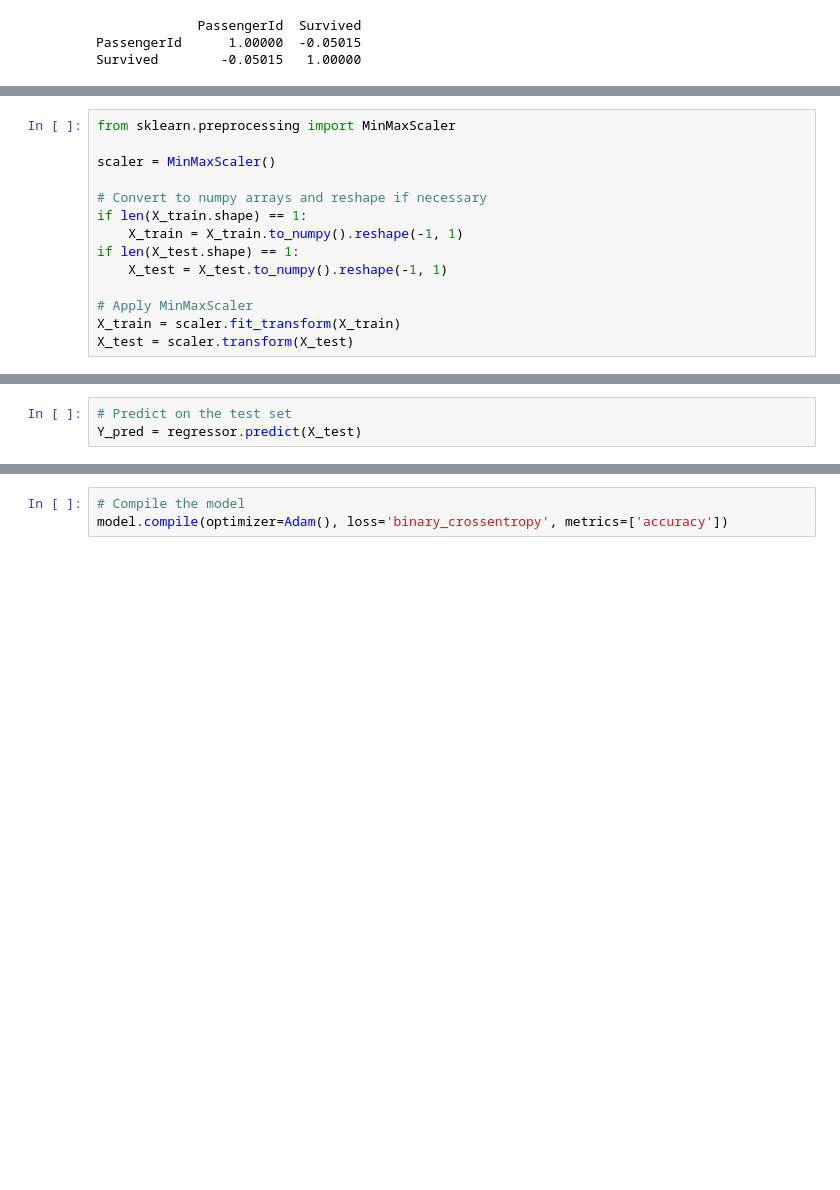
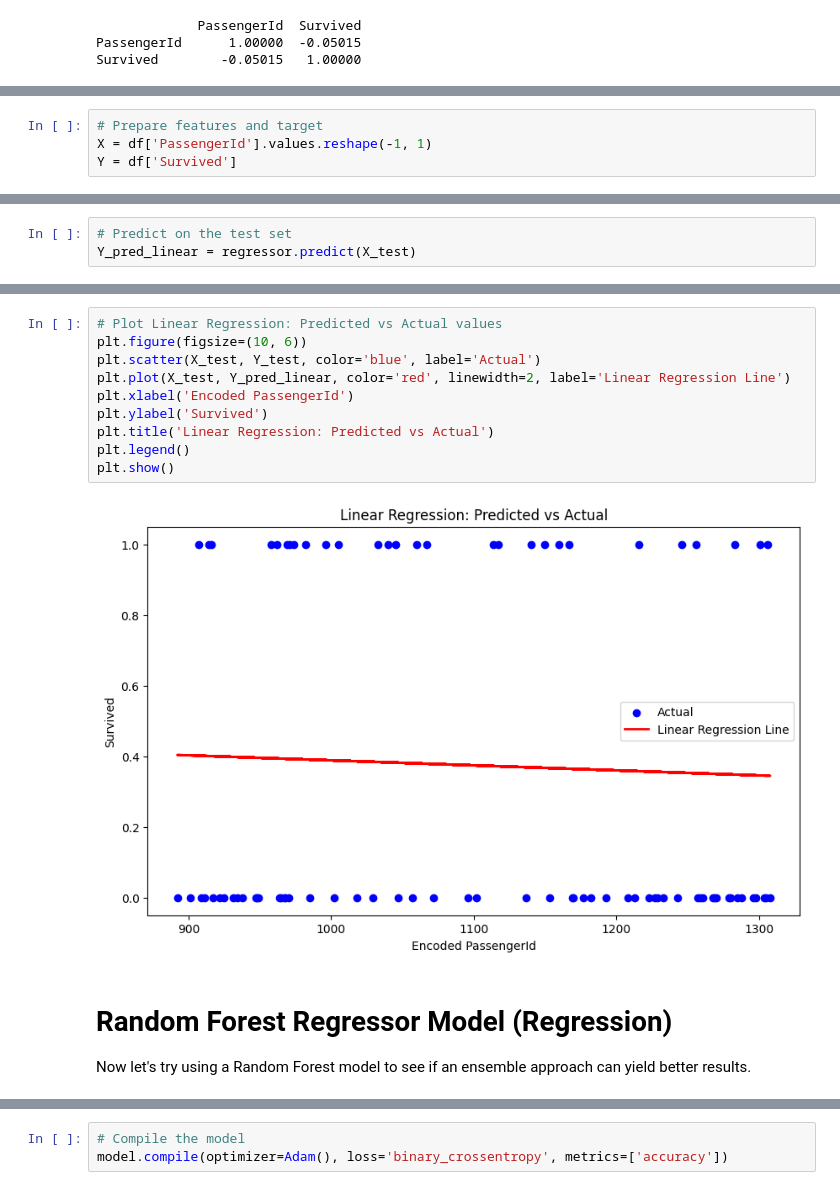
Before and after one commit to rahulsamant37/Daily-Task, a Jupyter notebook: Kaggle/day01.ipynb, the cells around one changed output, grey strips where cells are left out. Cells and saved outputs as stored; diff of their text form; blank space fills up the shorter version.

```diff
--- a/Kaggle/day01.ipynb
+++ b/Kaggle/day01.ipynb
@@ -98 +131,5 @@ Y=df['PassengerId']
+# %%
+# Prepare features and target
+X = df['PassengerId'].values.reshape(-1, 1)
+Y = df['Survived']
 # %%
@@ -101,15 +138 @@ X_train,X_test,Y_train,Y_test = train_test_split(X,Y,test_size=0.2,random_state=
-# %%
-from sklearn.preprocessing import MinMaxScaler
-
-scaler = MinMaxScaler()
-
-# Convert to numpy arrays and reshape if necessary
-if len(X_train.shape) == 1:
-    X_train = X_train.to_numpy().reshape(-1, 1)
-if len(X_test.shape) == 1:
-    X_test = X_test.to_numpy().reshape(-1, 1)
-
-# Apply MinMaxScaler
-X_train = scaler.fit_transform(X_train)
-X_test = scaler.transform(X_test)
 # %%
@@ -158,6 +178,6 @@ regressor.fit(X_train, Y_train)
 LinearRegression()
 # %%
 # Predict on the test set
-Y_pred = regressor.predict(X_test)
+Y_pred_linear = regressor.predict(X_test)
 # %%
 # Evaluate regression performance
@@ -172,3 +192,19 @@ R-squared: 0.01
+# %%
+# Plot Linear Regression: Predicted vs Actual values
+plt.figure(figsize=(10, 6))
+plt.scatter(X_test, Y_test, color='blue', label='Actual')
+plt.plot(X_test, Y_pred_linear, color='red', linewidth=2, label='Linear Regression Line')
+plt.xlabel('Encoded PassengerId')
+plt.ylabel('Survived')
+plt.title('Linear Regression: Predicted vs Actual')
+plt.legend()
+plt.show()
+# %% [output]
+[figure, added]
+# %% [markdown]
+# Random Forest Regressor Model (Regression)
+
+Now let's try using a Random Forest model to see if an ensemble approach can yield better results.
 # %%
 from sklearn.ensemble import RandomForestRegressor
 
```
Also changed, not shown: parts of 61 cells of this notebook.
